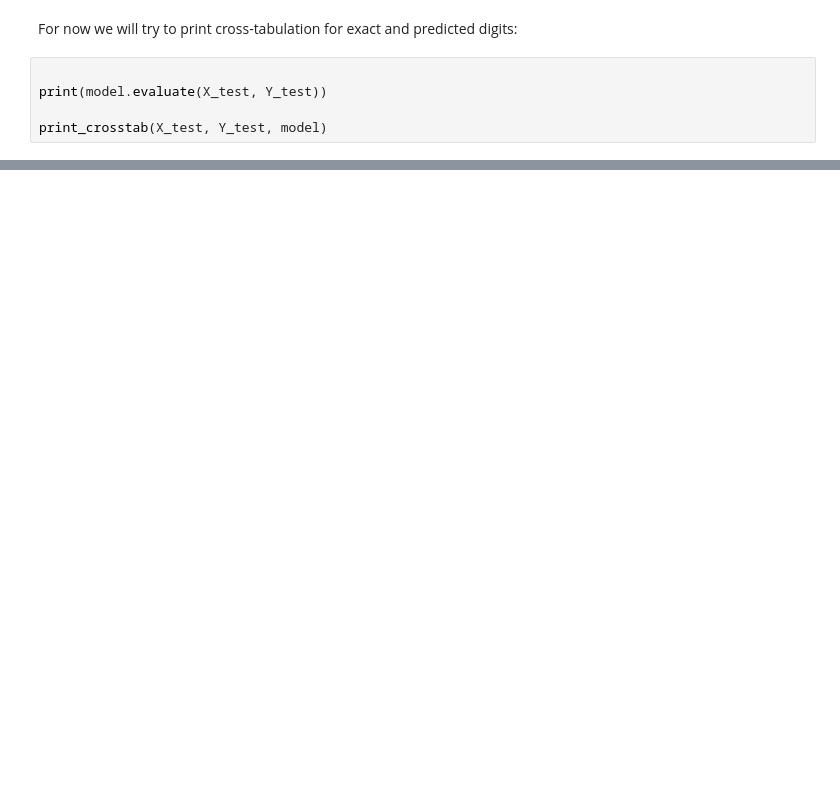
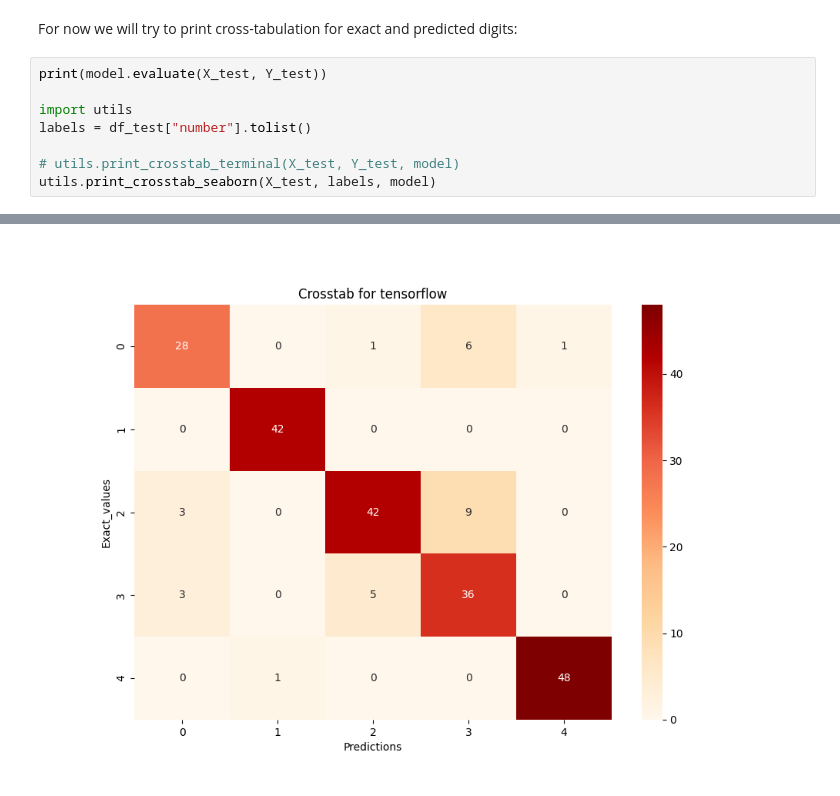
Before and after one commit to Krystian-Matusiak/SPOKEN_DIGIT_RECOGNITION, a Jupyter notebook: jupyter_frequency.ipynb, the cells around one changed output, grey strips where cells are left out. Saved outputs shown, nothing was run; the diff lists cells and outputs as text; blank space fills up the shorter version.

Commit message:
seaborn crosstab works

```diff
--- a/jupyter_frequency.ipynb
+++ b/jupyter_frequency.ipynb
@@ -317,7 +320,11 @@ dict_keys(['loss', 'accuracy', 'val_loss', 'val_accuracy'])
 # %% [markdown]
 For now we will try to print cross-tabulation for exact and predicted digits:
 # %%
-
 print(model.evaluate(X_test, Y_test))
 
-print_crosstab(X_test, Y_test, model)
+import utils
+labels = df_test["number"].tolist()
+
+# utils.print_crosstab_terminal(X_test, Y_test, model)
+utils.print_crosstab_seaborn(X_test, labels, model)
+# %% [output]
@@ -323,0 +334 @@ print_crosstab(X_test, Y_test, model)
+[figure, added]
```
Also changed, not shown: parts of 6 cells of this notebook, 2 other files.
